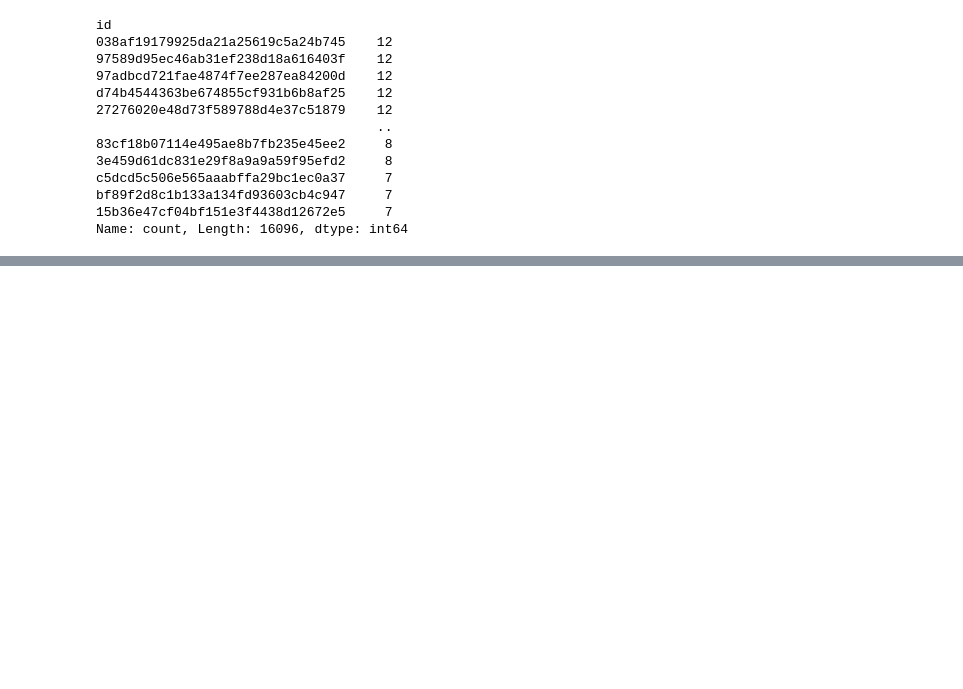
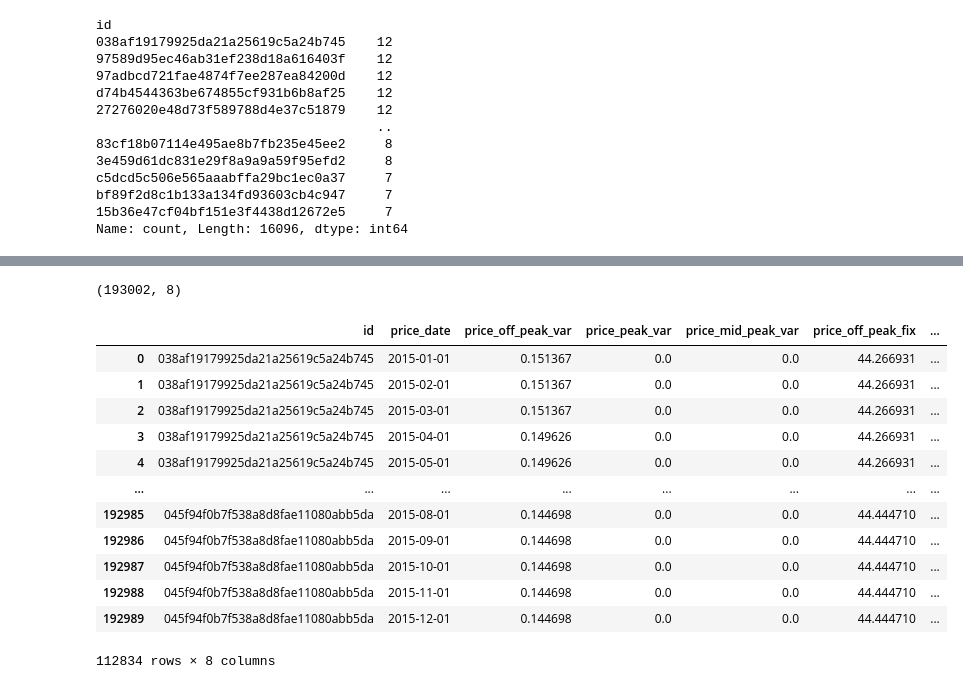
Before and after one commit to nelson123-lab/BCG-X-Data-Science, a Jupyter notebook: Task 2/Task 2 - eda_starter.ipynb, the cells around one changed output, grey strips where cells are left out. Cells and saved outputs as stored; diff of their text form; code cells hidden in the pictures; blank space fills up the shorter version.

```diff
--- a/Task 2/Task 2 - eda_starter.ipynb
+++ b/Task 2/Task 2 - eda_starter.ipynb
@@ -654,0 +696,20 @@ Name: count, Length: 16096, dtype: int64
+# %%
+price_df.shape
+# %% [output]
+(193002, 8)
+# %%
+price_df[price_df['price_mid_peak_var'] == 0.000000]
+# %% [output]
+|  | id | price_date | price_off_peak_var | price_peak_var | price_mid_peak_var | price_off_peak_fix | ... |
+| 0 | 038af19179925da21a25619c5a24b745 | 2015-01-01 | 0.151367 | 0.0 | 0.0 | 44.266931 | ... |
+| 1 | 038af19179925da21a25619c5a24b745 | 2015-02-01 | 0.151367 | 0.0 | 0.0 | 44.266931 | ... |
+| 2 | 038af19179925da21a25619c5a24b745 | 2015-03-01 | 0.151367 | 0.0 | 0.0 | 44.266931 | ... |
+| 3 | 038af19179925da21a25619c5a24b745 | 2015-04-01 | 0.149626 | 0.0 | 0.0 | 44.266931 | ... |
+| 4 | 038af19179925da21a25619c5a24b745 | 2015-05-01 | 0.149626 | 0.0 | 0.0 | 44.266931 | ... |
+| ... | ... | ... | ... | ... | ... | ... | ... |
+| 192985 | 045f94f0b7f538a8d8fae11080abb5da | 2015-08-01 | 0.144698 | 0.0 | 0.0 | 44.444710 | ... |
+| 192986 | 045f94f0b7f538a8d8fae11080abb5da | 2015-09-01 | 0.144698 | 0.0 | 0.0 | 44.444710 | ... |
+| 192987 | 045f94f0b7f538a8d8fae11080abb5da | 2015-10-01 | 0.144698 | 0.0 | 0.0 | 44.444710 | ... |
+| 192988 | 045f94f0b7f538a8d8fae11080abb5da | 2015-11-01 | 0.144698 | 0.0 | 0.0 | 44.444710 | ... |
+| 192989 | 045f94f0b7f538a8d8fae11080abb5da | 2015-12-01 | 0.144698 | 0.0 | 0.0 | 44.444710 | ... |
+112834 rows × 8 columns
```
Also changed, not shown: parts of 8 cells of this notebook.
